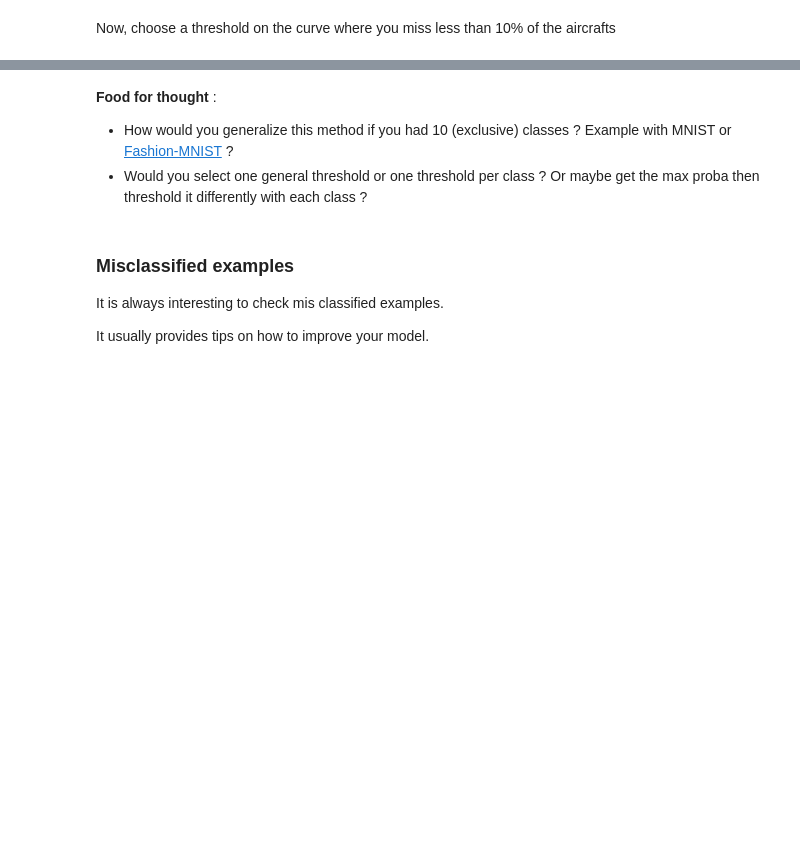
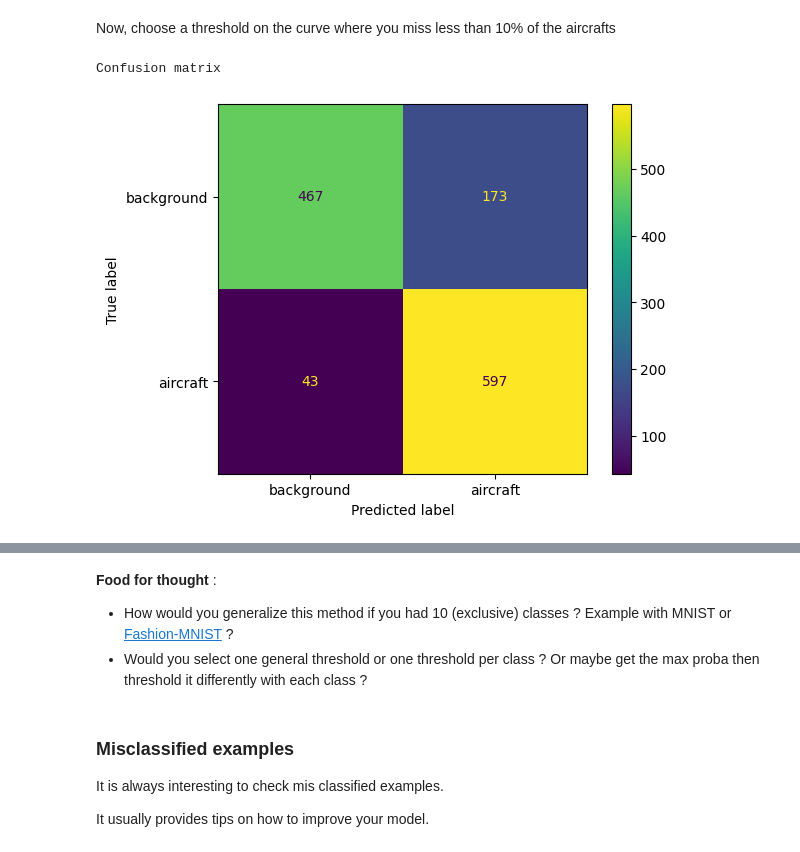
Before and after one commit to ali-hou-supaero/deep-learning-sdd, a Jupyter notebook: vision/1_hands_on.ipynb, the cells around one changed output, grey strips where cells are left out. Saved outputs shown, nothing was run; the diff lists cells and outputs as text; code cells hidden in the pictures; blank space fills up the shorter version.

```diff
--- a/vision/1_hands_on.ipynb
+++ b/vision/1_hands_on.ipynb
@@ -1131,19 +1180,22 @@ plt.show()
 # %% [markdown]
 Now, choose a threshold on the curve where you miss less than 10% of the aircrafts
 # %%
-selected_threshold = ...
+selected_threshold = 0.2
 
 print("Confusion matrix")
 
 y_pred_classes = y_pred_probas >= selected_threshold
 
 cm = confusion_matrix(y_true, y_pred_classes)
 
 disp = ConfusionMatrixDisplay(
     confusion_matrix=cm, display_labels=["background", "aircraft"]
 )
 
 disp.plot()
 plt.show()
 
 # How did the confusion matrix evolve ? Does it match your intuition ?
+# %% [output]
+Confusion matrix
+[figure, added]
```
Also changed, not shown: parts of 17 cells of this notebook.
